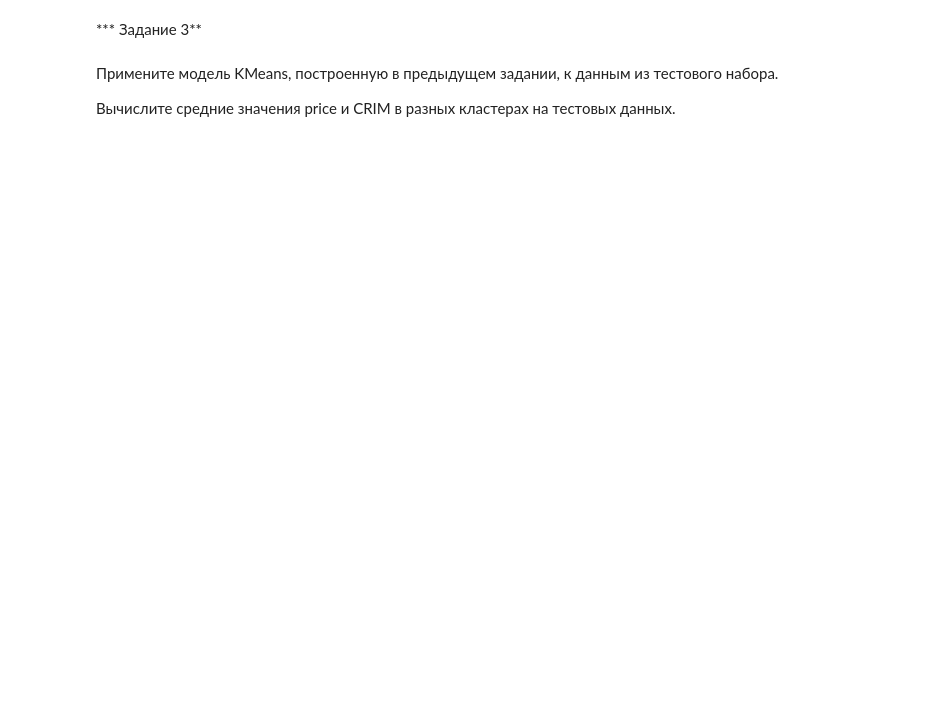
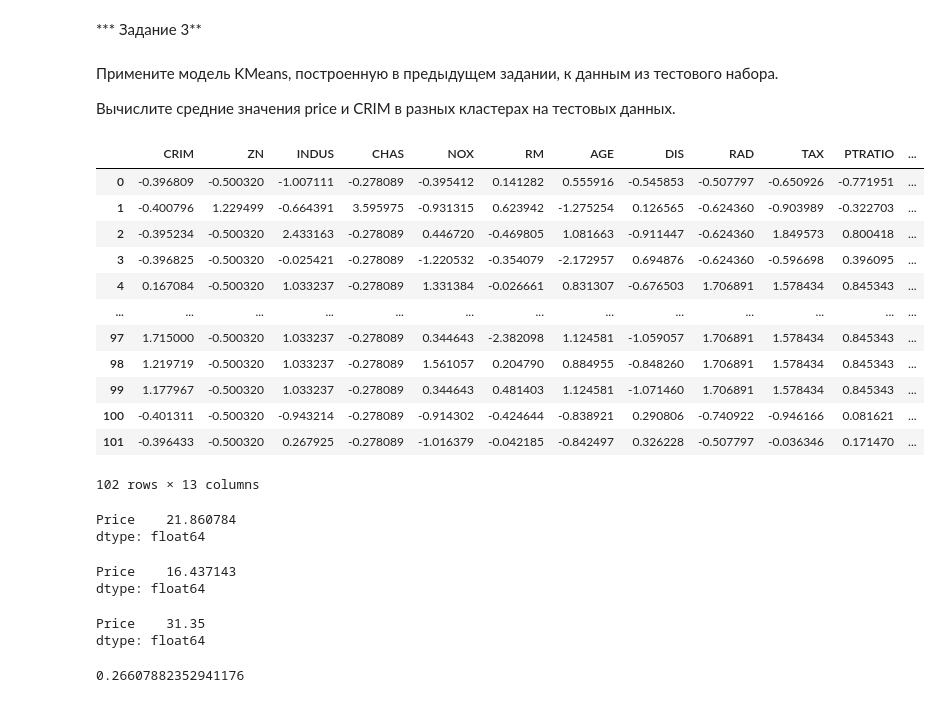
Before and after one commit to magadmmmv/PyDSLibs, a Jupyter notebook: Lesson 8 Обучение без учителя.ipynb, the cells around one changed output. Saved outputs shown, nothing was run; the diff lists cells and outputs as text; code cells hidden in the pictures; blank space fills up the shorter version.

```diff
--- a/Lesson 8 Обучение без учителя.ipynb
+++ b/Lesson 8 Обучение без учителя.ipynb
@@ -149,3 +134,21 @@ X_train.loc[X_train_tsne_labels==2, 'CRIM'].mean()
 Примените модель KMeans, построенную в предыдущем задании, к данным из тестового набора.
 
 Вычислите средние значения price и CRIM в разных кластерах на тестовых данных.
+# %%
+# X_test_scaled = scaler.transform(X_test)
+X_test_scaled = pd.DataFrame(X_test_scaled, columns=feature_names)
+X_test_scaled
+# %% [output]
+|  | CRIM | ZN | INDUS | CHAS | NOX | RM | AGE | DIS | RAD | TAX | PTRATIO | ... |
+| 0 | -0.396809 | -0.500320 | -1.007111 | -0.278089 | -0.395412 | 0.141282 | 0.555916 | -0.545853 | -0.507797 | -0.650926 | -0.771951 | ... |
+| 1 | -0.400796 | 1.229499 | -0.664391 | 3.595975 | -0.931315 | 0.623942 | -1.275254 | 0.126565 | -0.624360 | -0.903989 | -0.322703 | ... |
+| 2 | -0.395234 | -0.500320 | 2.433163 | -0.278089 | 0.446720 | -0.469805 | 1.081663 | -0.911447 | -0.624360 | 1.849573 | 0.800418 | ... |
+| 3 | -0.396825 | -0.500320 | -0.025421 | -0.278089 | -1.220532 | -0.354079 | -2.172957 | 0.694876 | -0.624360 | -0.596698 | 0.396095 | ... |
+| 4 | 0.167084 | -0.500320 | 1.033237 | -0.278089 | 1.331384 | -0.026661 | 0.831307 | -0.676503 | 1.706891 | 1.578434 | 0.845343 | ... |
+| ... | ... | ... | ... | ... | ... | ... | ... | ... | ... | ... | ... | ... |
+| 97 | 1.715000 | -0.500320 | 1.033237 | -0.278089 | 0.344643 | -2.382098 | 1.124581 | -1.059057 | 1.706891 | 1.578434 | 0.845343 | ... |
+| 98 | 1.219719 | -0.500320 | 1.033237 | -0.278089 | 1.561057 | 0.204790 | 0.884955 | -0.848260 | 1.706891 | 1.578434 | 0.845343 | ... |
+| 99 | 1.177967 | -0.500320 | 1.033237 | -0.278089 | 0.344643 | 0.481403 | 1.124581 | -1.071460 | 1.706891 | 1.578434 | 0.845343 | ... |
+| 100 | -0.401311 | -0.500320 | -0.943214 | -0.278089 | -0.914302 | -0.424644 | -0.838921 | 0.290806 | -0.740922 | -0.946166 | 0.081621 | ... |
+| 101 | -0.396433 | -0.500320 | 0.267925 | -0.278089 | -1.016379 | -0.042185 | -0.842497 | 0.326228 | -0.507797 | -0.036346 | 0.171470 | ... |
+102 rows × 13 columns
@@ -151,0 +157,19 @@ X_train.loc[X_train_tsne_labels==2, 'CRIM'].mean()
+# %%
+y_test[X_test_labels==0].mean()
+# %% [output]
+Price    21.860784
+dtype: float64
+# %%
+y_test[X_test_labels==1].mean()
+# %% [output]
+Price    16.437143
+dtype: float64
+# %%
+y_test[X_test_labels==2].mean()
+# %% [output]
+Price    31.35
+dtype: float64
+# %%
+X_test.loc[X_test_labels==0, 'CRIM'].mean()
+# %% [output]
+0.26607882352941176
```
Also changed, not shown: parts of 18 cells of this notebook.
